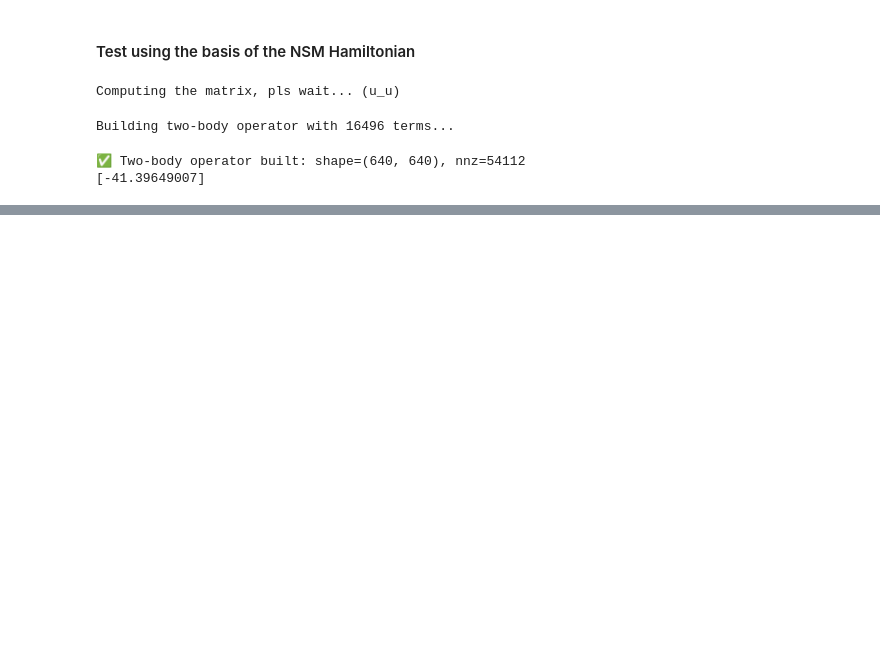
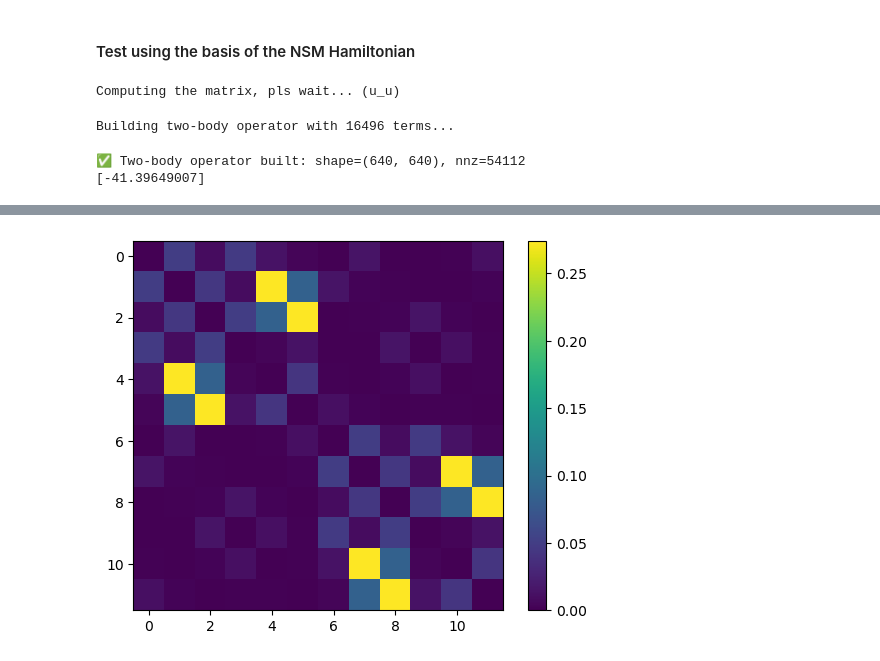
Before and after one commit to emacosta95/3rdQA4NSM, a Jupyter notebook: TestTheHybridClass.ipynb, the cells around one changed output, grey strips where cells are left out. Drawn from its saved outputs; the diff is of its cells as text; code cells hidden in the pictures; blank space fills up the shorter version.

```diff
--- a/TestTheHybridClass.ipynb
+++ b/TestTheHybridClass.ipynb
@@ -39,6 +40,7 @@ class HybridQuasiParticleConverter():
 
     def new_base_computation(self,base:np.ndarray):
 
+        ref_base=base.copy()
         #indices=np.nonzero(base)[0]
         new_base=np.zeros(len(self.couples)+self.fermionic_subset.shape[0])
         value=np.sum(base[self.quasiparticle_subset])
@@ -48,18 +50,18 @@ class HybridQuasiParticleConverter():
         list_of_token_indices=[]
 
         for i in range(len(self.couples)):
-
             if base[self.couples[i][0]]+base[self.couples[i][1]]!=2 :
                 continue
             else:
                 new_base[i]+=1
-                base[self.couples[i][0]]=0
-                base[self.couples[i][1]]=0
+                ref_base[self.couples[i][0]]=0
+                ref_base[self.couples[i][1]]=0
 
         new_base[len(self.couples):]=base[self.fermionic_subset]
-
-        if np.sum(new_base[:len(self.couples)])==value//2 and np.sum(new_base[len(self.couples):])==value2:
-           return new_base
+        print(2*np.sum(new_base[:len(self.couples)]) +np.sum(new_base[len(self.couples):]),np.sum(base),'BASEEE')
+        if 2*np.sum(new_base[:len(self.couples)]) +np.sum(new_base[len(self.couples):]) == np.sum(base):
+            print(value,value2,'VALUESS')
+            return new_base
 
     def get_the_basis_matrix_transformation(self,basis:np.ndarray):
 
@@ -154,0 +253,8 @@ print(1-np.linalg.norm(psigs[:,0].dot(psi_Q2particle[:,0]))**2)
+# %%
+mi_Q=NSMHamiltonian.mutual_info(psi=psi_HQ2particle)
+
+plt.imshow(mi_Q)
+plt.colorbar()
+plt.show()
+# %% [output]
+[figure, added]
```
Also changed, not shown: parts of 13 cells of this notebook.
